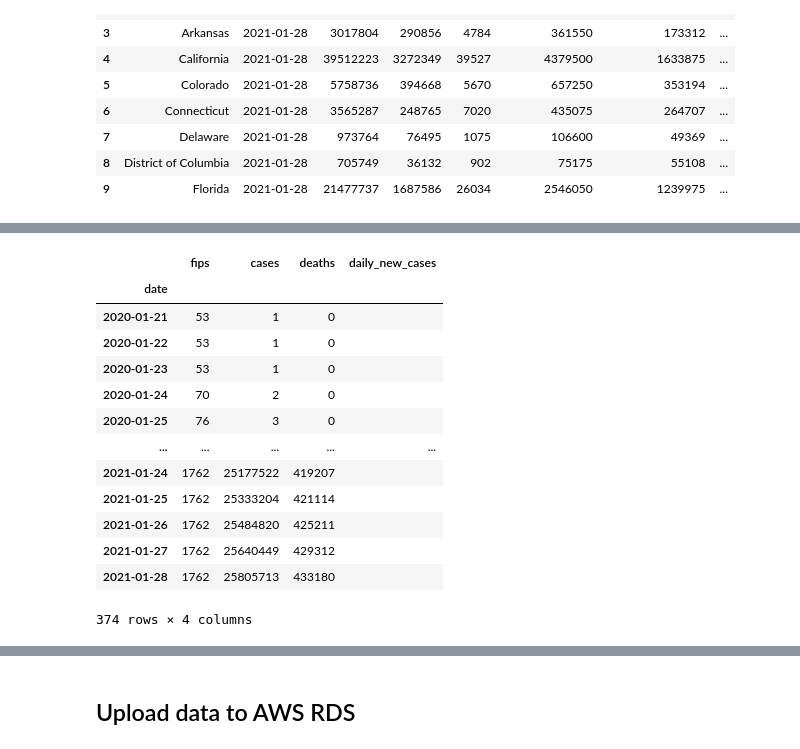
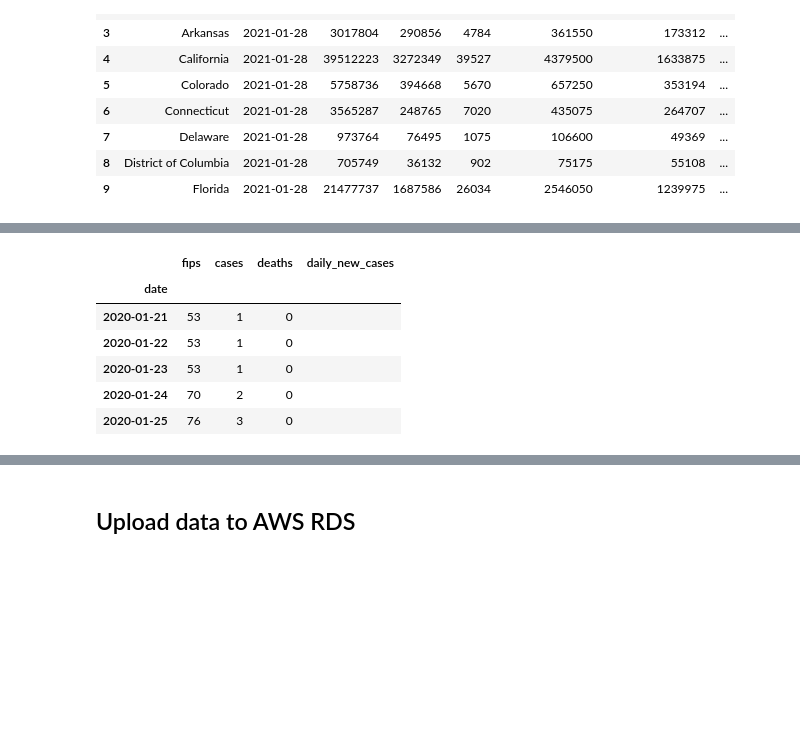
Before and after one commit to CCom20/us-covid-response, a Jupyter notebook: notebooks/data_cleaning_notebook.ipynb, the cells around one changed output, grey strips where cells are left out. Saved outputs shown, nothing was run; the diff lists cells and outputs as text; code cells hidden in the pictures; blank space fills up the shorter version.

```diff
--- a/notebooks/data_cleaning_notebook.ipynb
+++ b/notebooks/data_cleaning_notebook.ipynb
@@ -310,22 +296,15 @@ nyt_avg_daily_cases
 # %%
 nyt_avg_daily_cases["daily_new_cases"] = ""
 # %%
-nyt_avg_daily_cases
+nyt_avg_daily_cases.head()
 # %% [output]
 |  | fips | cases | deaths | daily_new_cases |
 | date |  |  |  |  |
 | 2020-01-21 | 53 | 1 | 0 |  |
 | 2020-01-22 | 53 | 1 | 0 |  |
 | 2020-01-23 | 53 | 1 | 0 |  |
 | 2020-01-24 | 70 | 2 | 0 |  |
 | 2020-01-25 | 76 | 3 | 0 |  |
-| ... | ... | ... | ... | ... |
-| 2021-01-24 | 1762 | 25177522 | 419207 |  |
-| 2021-01-25 | 1762 | 25333204 | 421114 |  |
-| 2021-01-26 | 1762 | 25484820 | 425211 |  |
-| 2021-01-27 | 1762 | 25640449 | 429312 |  |
-| 2021-01-28 | 1762 | 25805713 | 433180 |  |
-374 rows × 4 columns
 # %%
 previous_day = 0
 # %%
```
Also changed, not shown: parts of 9 cells of this notebook, 2 other files.
